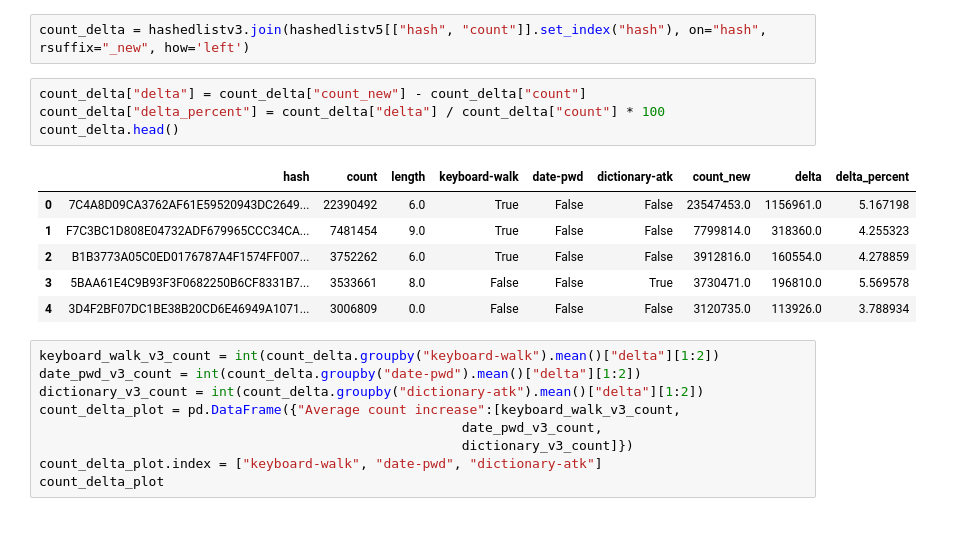
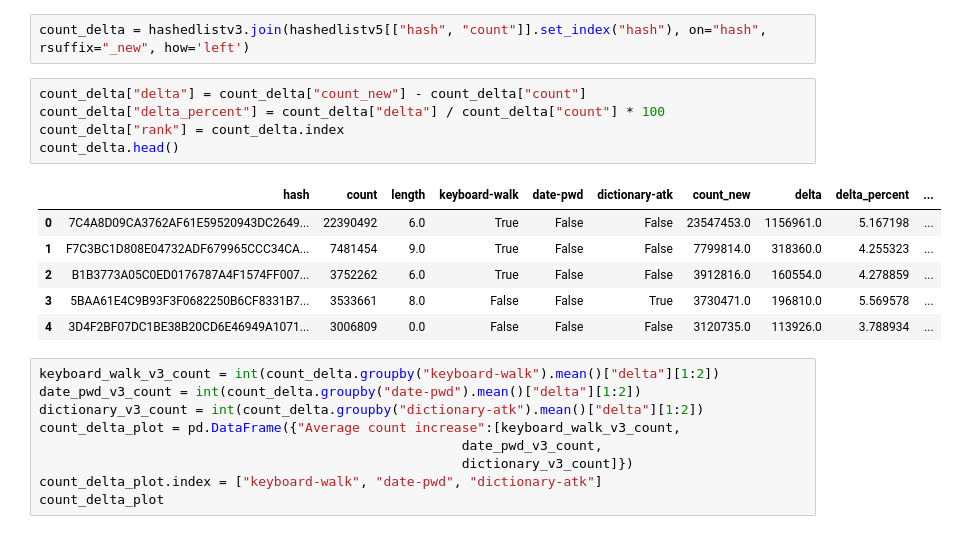
Before and after one commit to winnawat/pwned-pass-proj, a Jupyter notebook: report-notebook/pwned-passwords-final-report.ipynb, the cells around one changed output. Cells and saved outputs as stored; diff of their text form.

```diff
--- a/report-notebook/pwned-passwords-final-report.ipynb
+++ b/report-notebook/pwned-passwords-final-report.ipynb
@@ -624,14 +624,15 @@ count_delta = hashedlistv3.join(hashedlistv5[["hash", "count"]].set_index("hash"
 # %%
 count_delta["delta"] = count_delta["count_new"] - count_delta["count"]
 count_delta["delta_percent"] = count_delta["delta"] / count_delta["count"] * 100
+count_delta["rank"] = count_delta.index
 count_delta.head()
 # %% [output]
-|  | hash | count | length | keyboard-walk | date-pwd | dictionary-atk | count_new | delta | delta_percent |
-| 0 | 7C4A8D09CA3762AF61E59520943DC2649... | 22390492 | 6.0 | True | False | False | 23547453.0 | 1156961.0 | 5.167198 |
-| 1 | F7C3BC1D808E04732ADF679965CCC34CA... | 7481454 | 9.0 | True | False | False | 7799814.0 | 318360.0 | 4.255323 |
-| 2 | B1B3773A05C0ED0176787A4F1574FF007... | 3752262 | 6.0 | True | False | False | 3912816.0 | 160554.0 | 4.278859 |
-| 3 | 5BAA61E4C9B93F3F0682250B6CF8331B7... | 3533661 | 8.0 | False | False | True | 3730471.0 | 196810.0 | 5.569578 |
-| 4 | 3D4F2BF07DC1BE38B20CD6E46949A1071... | 3006809 | 0.0 | False | False | False | 3120735.0 | 113926.0 | 3.788934 |
+|  | hash | count | length | keyboard-walk | date-pwd | dictionary-atk | count_new | delta | delta_percent | ... |
+| 0 | 7C4A8D09CA3762AF61E59520943DC2649... | 22390492 | 6.0 | True | False | False | 23547453.0 | 1156961.0 | 5.167198 | ... |
+| 1 | F7C3BC1D808E04732ADF679965CCC34CA... | 7481454 | 9.0 | True | False | False | 7799814.0 | 318360.0 | 4.255323 | ... |
+| 2 | B1B3773A05C0ED0176787A4F1574FF007... | 3752262 | 6.0 | True | False | False | 3912816.0 | 160554.0 | 4.278859 | ... |
+| 3 | 5BAA61E4C9B93F3F0682250B6CF8331B7... | 3533661 | 8.0 | False | False | True | 3730471.0 | 196810.0 | 5.569578 | ... |
+| 4 | 3D4F2BF07DC1BE38B20CD6E46949A1071... | 3006809 | 0.0 | False | False | False | 3120735.0 | 113926.0 | 3.788934 | ... |
 # %%
 keyboard_walk_v3_count = int(count_delta.groupby("keyboard-walk").mean()["delta"][1:2])
 date_pwd_v3_count = int(count_delta.groupby("date-pwd").mean()["delta"][1:2])
```
Also changed, not shown: parts of 7 cells of this notebook.
